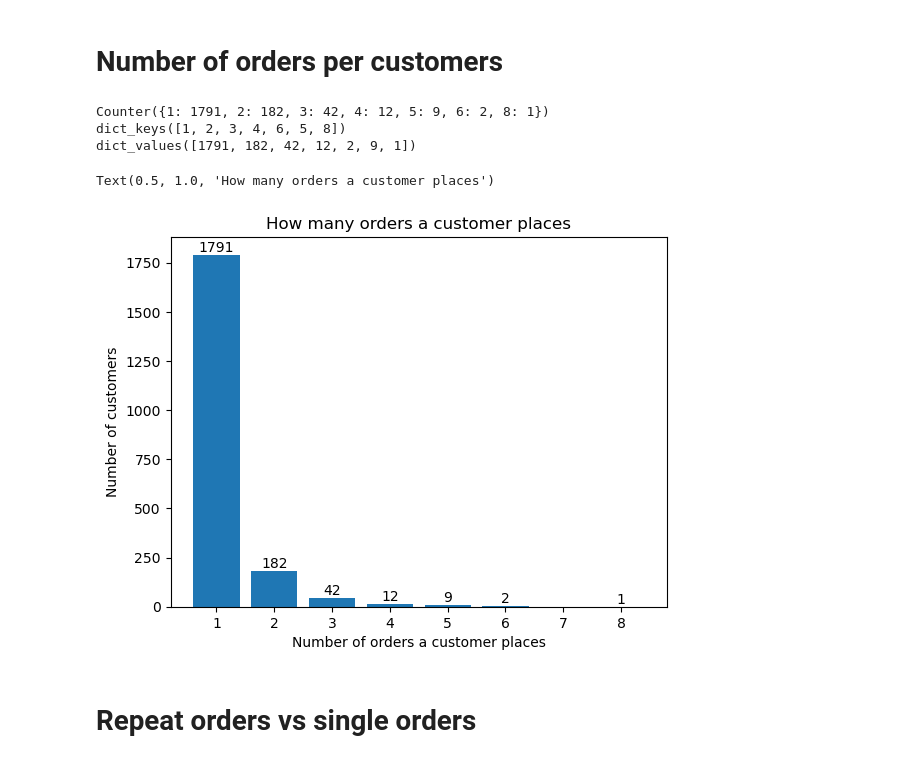
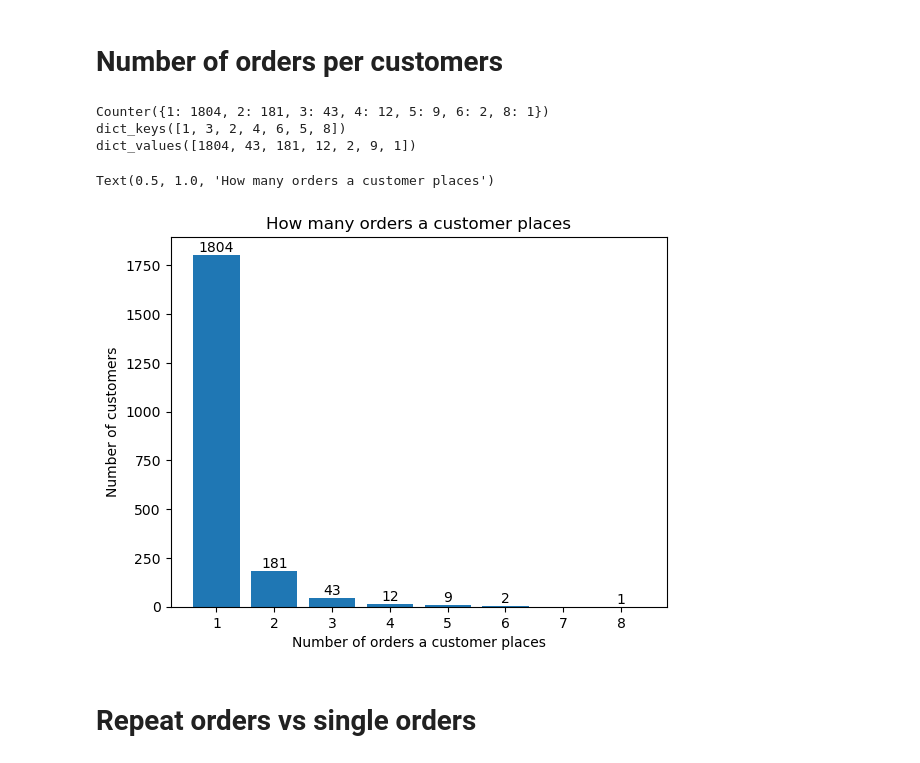
Before and after one commit to olincollege/repeat-order-analysis, a Jupyter notebook: visualization.ipynb, the cells around one changed output. Saved outputs shown, nothing was run; the diff lists cells and outputs as text; code cells hidden in the pictures.

```diff
--- a/visualization.ipynb
+++ b/visualization.ipynb
@@ -53,37 +53,37 @@ id_subtotal_dict = extract_data('buyer_user_id', 'subtotal')
 # %%
 num_orders_by_customers = list(Counter(buyer_user_id).values())
 
-num_orders_by_customers.remove(36)
+num_orders_by_customers.remove(37)
 
 orders_per_customer = Counter(num_orders_by_customers)
 
 num_reorders = orders_per_customer.keys()
 num_customers = orders_per_customer.values()
 
 print(orders_per_customer)
 
 labels = [str(item) for item in list(num_customers)]
 
 print(num_reorders)
 print(num_customers)
 
 fig, ax = plt.subplots()
 bars = ax.bar(num_reorders, num_customers, label=labels)
 
 # Adding labels on top of each bar
 for bar in bars:
     yval = bar.get_height()
     plt.text(bar.get_x() + bar.get_width()/2, yval + 1, yval, ha='center', va='bottom')
 
 plt.xlabel("Number of orders a customer places")
 plt.ylabel("Number of customers")
 plt.title("How many orders a customer places")
 # %% [output]
-Counter({1: 1791, 2: 182, 3: 42, 4: 12, 5: 9, 6: 2, 8: 1})
-dict_keys([1, 2, 3, 4, 6, 5, 8])
-dict_values([1791, 182, 42, 12, 2, 9, 1])
+Counter({1: 1804, 2: 181, 3: 43, 4: 12, 5: 9, 6: 2, 8: 1})
+dict_keys([1, 3, 2, 4, 6, 5, 8])
+dict_values([1804, 43, 181, 12, 2, 9, 1])
 Text(0.5, 1.0, 'How many orders a customer places')
-[figure, old version]
+[figure, new version]
 # %% [markdown]
 # Repeat orders vs single orders
 # %%
```
Also changed, not shown: parts of 6 cells of this notebook.
